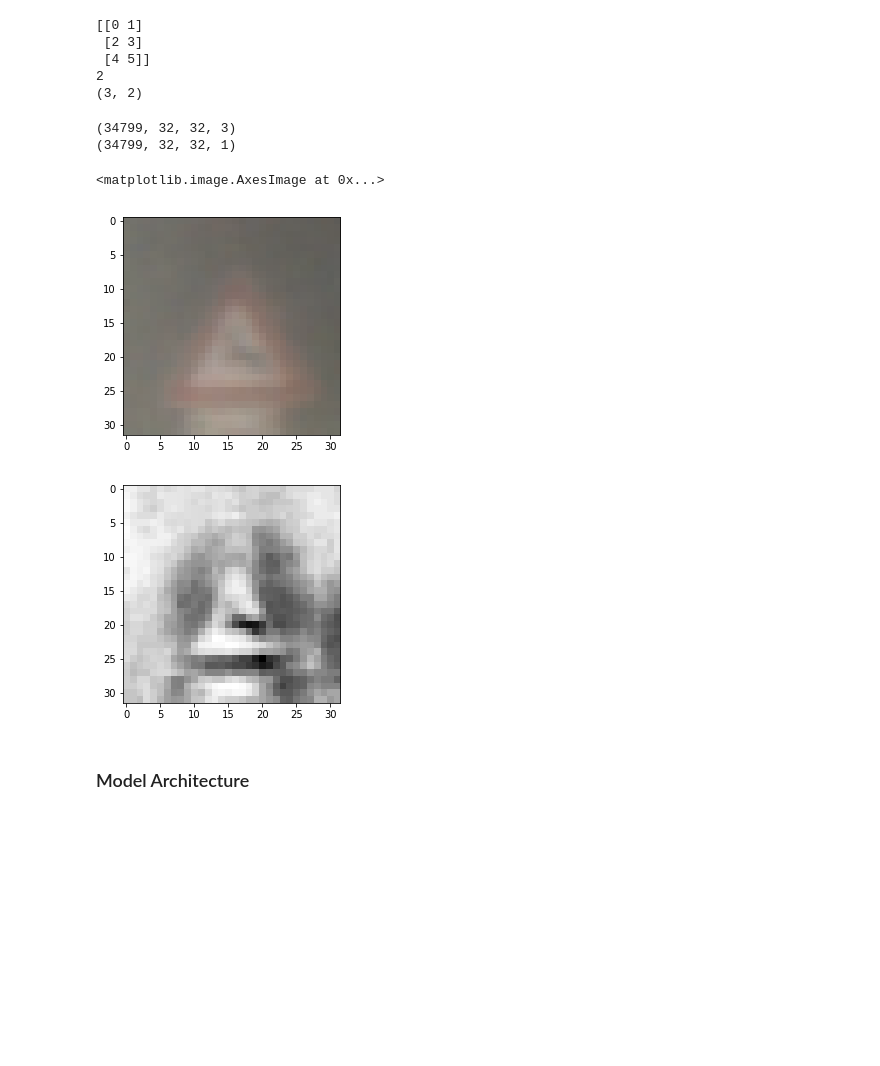
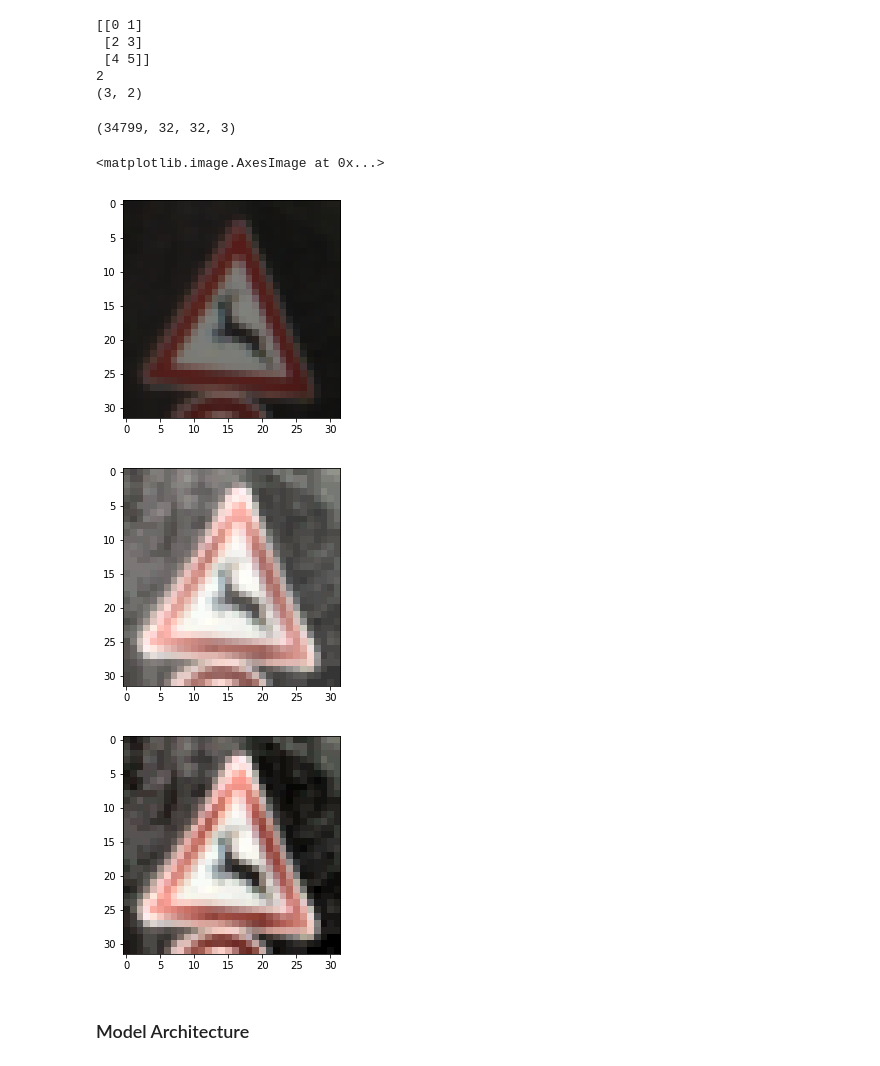
Before and after one commit to spillow/CarND-Traffic-Sign-Classifier-Project, a Jupyter notebook: Traffic_Sign_Classifier.ipynb, the cells around one changed output. Cells and saved outputs as stored; diff of their text form; code cells hidden in the pictures; blank space fills up the shorter version.

Commit message:
clahe on color image.  ~94-95% on validation.

```diff
--- a/Traffic_Sign_Classifier.ipynb
+++ b/Traffic_Sign_Classifier.ipynb
@@ -182,63 +182,55 @@ print(a.shape)
 
 def proc_images(fn, imgs, reshape=True):
     images = []
     for img in imgs:
         images.append(fn(img))
 
     out = np.array(images)
-    if reshape:
-        out = out.reshape(list(imgs.shape[:3]) + [1])
 
     return out
 
-def grayscale(imgs):
+def normalize(imgs):
     def fn(img):
-        return cv2.cvtColor(img, cv2.COLOR_RGB2GRAY)
+        output = np.zeros(shape=img.shape)
+        return cv2.normalize(img, dst=output, alpha=0, beta=1, norm_type=cv2.NORM_MINMAX, dtype=cv2.CV_32F)
 
     return proc_images(fn, imgs)
 
-def histequal(imgs):
+def contrast(imgs):
     def fn(img):
-        clahe = cv2.createCLAHE(clipLimit=5.0, tileGridSize=(4,4))
-        return clahe.apply(img)
-        #return cv2.equalizeHist(img)
+        lab = cv2.cvtColor(img, cv2.COLOR_RGB2LAB)
+        l, a, b = cv2.split(lab)
+        clahe = cv2.createCLAHE(clipLimit=3.0, tileGridSize=(4,4))
+        cl = clahe.apply(l)
+        lab_merge = cv2.merge((cl,a,b))
+        return cv2.cvtColor(lab_merge, cv2.COLOR_LAB2RGB)
 
     return proc_images(fn, imgs)
 
-def csc(imgs):
-    def fn(img):
-        return cv2.cvtColor(img, cv2.COLOR_RGB2HSV)
-
-    return proc_images(fn, imgs, reshape=False)
-
-sample = 400
+sample = 800
 
 plt.figure()
-
 plt.imshow(X_train[sample])
 
 print(X_train.shape)
 
-X_train = grayscale(X_train)
-X_train = histequal(X_train)
-X_valid = grayscale(X_valid)
-X_valid = histequal(X_valid)
-
-#X_train = csc(X_train)
-#X_valid = csc(X_valid)
-
-print(X_train.shape)
+X_train = contrast(X_train)
+X_valid = contrast(X_valid)
 
 plt.figure()
+plt.imshow(X_train[sample])
 
-plt.imshow(X_train[sample,:,:,0], cmap='Greys_r')
-#plt.imshow(X_train[sample])
+X_train = normalize(X_train)
+X_valid = normalize(X_valid)
+
+plt.figure()
+plt.imshow(X_train[sample])
 # %% [output]
 (34799, 32, 32, 3)
-(34799, 32, 32, 1)
 <matplotlib.image.AxesImage at 0x...>
-[figure, old version]
+[figure, new version]
-[figure, old version]
+[figure, new version]
+[figure, added]
 # %% [markdown]
 ### Model Architecture
 # %%
```
Also changed, not shown: parts of 4 cells of this notebook.
